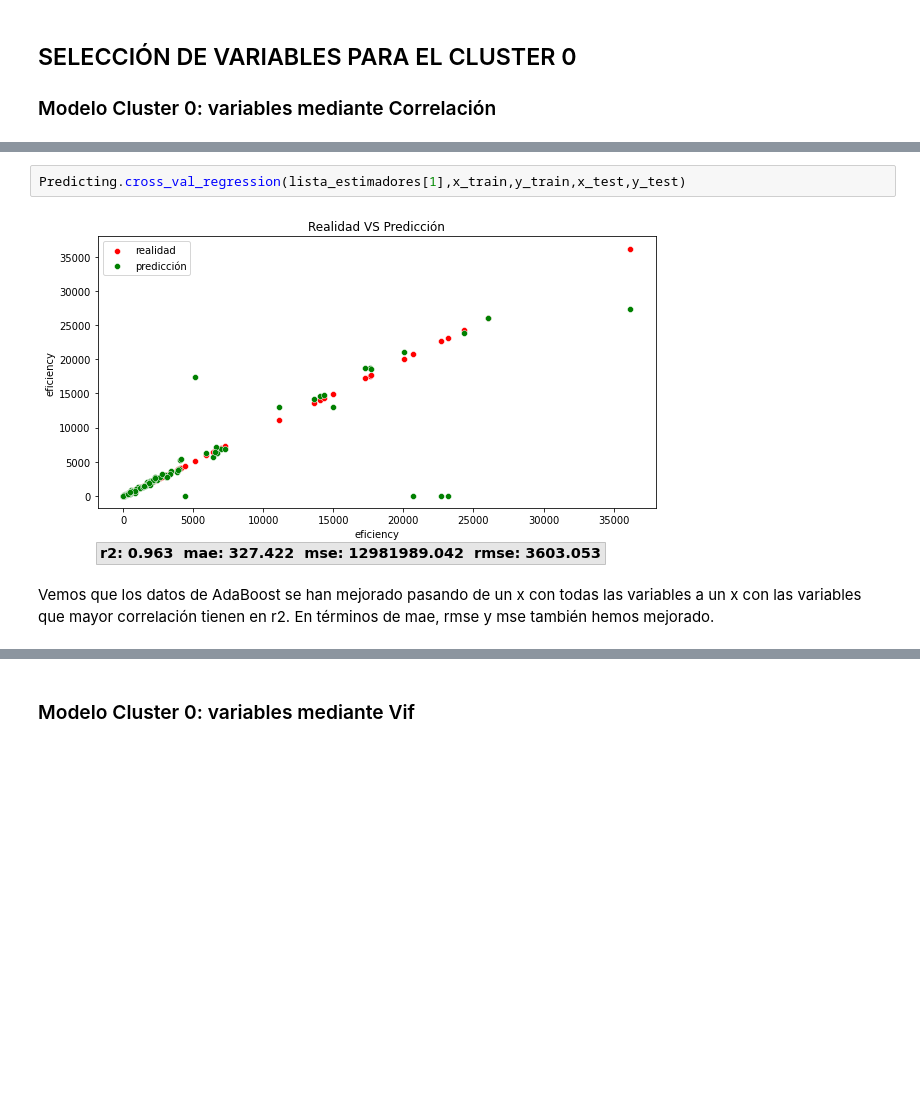
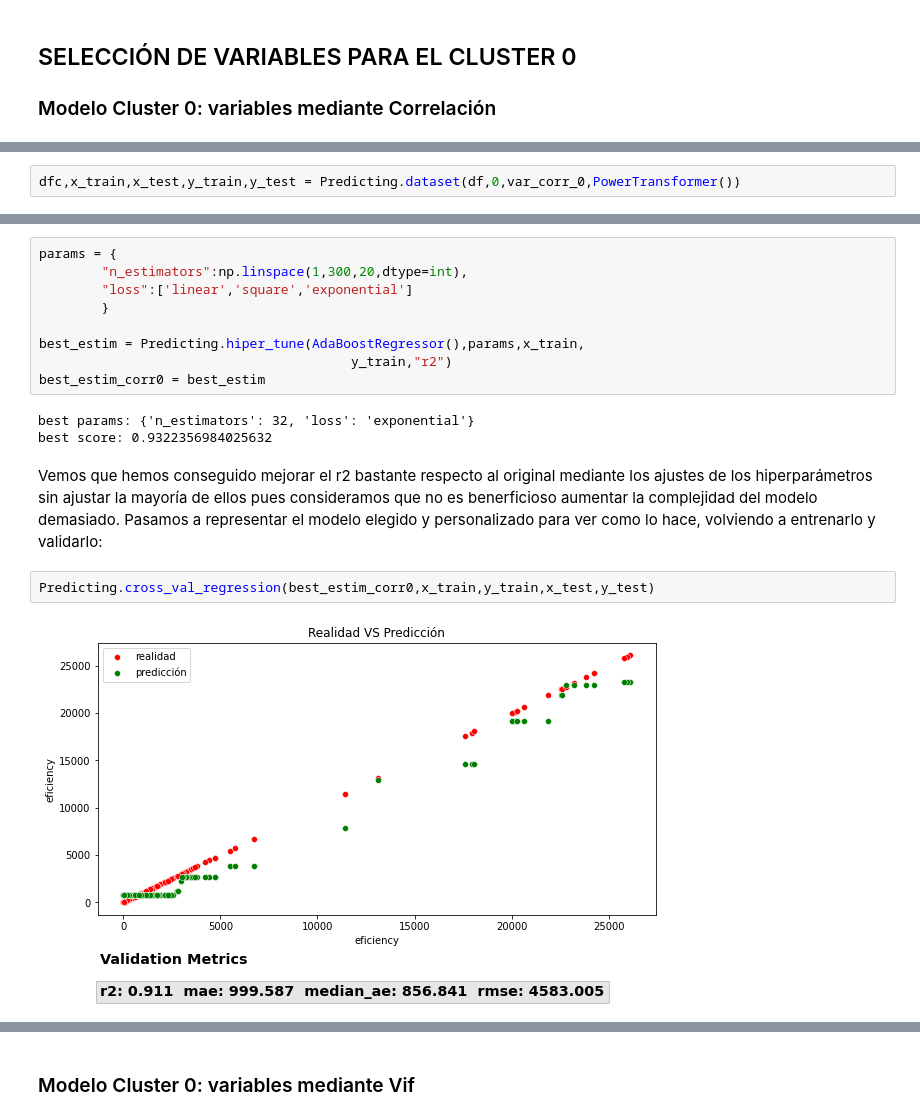
Before and after one commit to fersaol/The_Bridge_CO2_ML_Project, a Jupyter notebook: src/notebooks/Regression_byClusters.ipynb, the cells around one changed output, grey strips where cells are left out. Saved outputs shown, nothing was run; the diff lists cells and outputs as text; blank space fills up the shorter version.

```diff
--- a/src/notebooks/Regression_byClusters.ipynb
+++ b/src/notebooks/Regression_byClusters.ipynb
@@ -632,0 +746,2 @@ x_train,x_test,y_train,y_test = gp.data_transform(df_cluster,"eficiency",
+# %%
+dfc,x_train,x_test,y_train,y_test = Predicting.dataset(df,0,var_corr_0,PowerTransformer())
@@ -633,7 +797,18 @@ x_train,x_test,y_train,y_test = gp.data_transform(df_cluster,"eficiency",
+# %%
+params = {
+        "n_estimators":np.linspace(1,300,20,dtype=int),
+        "loss":['linear','square','exponential']
+        }
+
+best_estim = Predicting.hiper_tune(AdaBoostRegressor(),params,x_train,
+                                        y_train,"r2")
+best_estim_corr0 = best_estim
+# %% [output]
+best params: {'n_estimators': 32, 'loss': 'exponential'}
+best score: 0.9322356984025632
+# %% [markdown]
+Vemos que hemos conseguido mejorar el r2 bastante respecto al original mediante los ajustes de los hiperparámetros sin ajustar la mayoría de ellos pues consideramos que no es benerficioso aumentar la complejidad del modelo demasiado. Pasamos a representar el modelo elegido y personalizado para ver como lo hace, volviendo a entrenarlo y validarlo:
 # %%
-Predicting.cross_val_regression(lista_estimadores[1],x_train,y_train,x_test,y_test)
+Predicting.cross_val_regression(best_estim_corr0,x_train,y_train,x_test,y_test)
 # %% [output]
-[figure, old version]
+[figure, new version]
-# %% [markdown]
-Vemos que los datos de AdaBoost se han mejorado pasando de un x con todas las variables a un x con las variables que mayor correlación tienen en r2.
-En términos de mae, rmse y mse también hemos mejorado.
```
Also changed, not shown: parts of 190 cells of this notebook, 6 other files.
